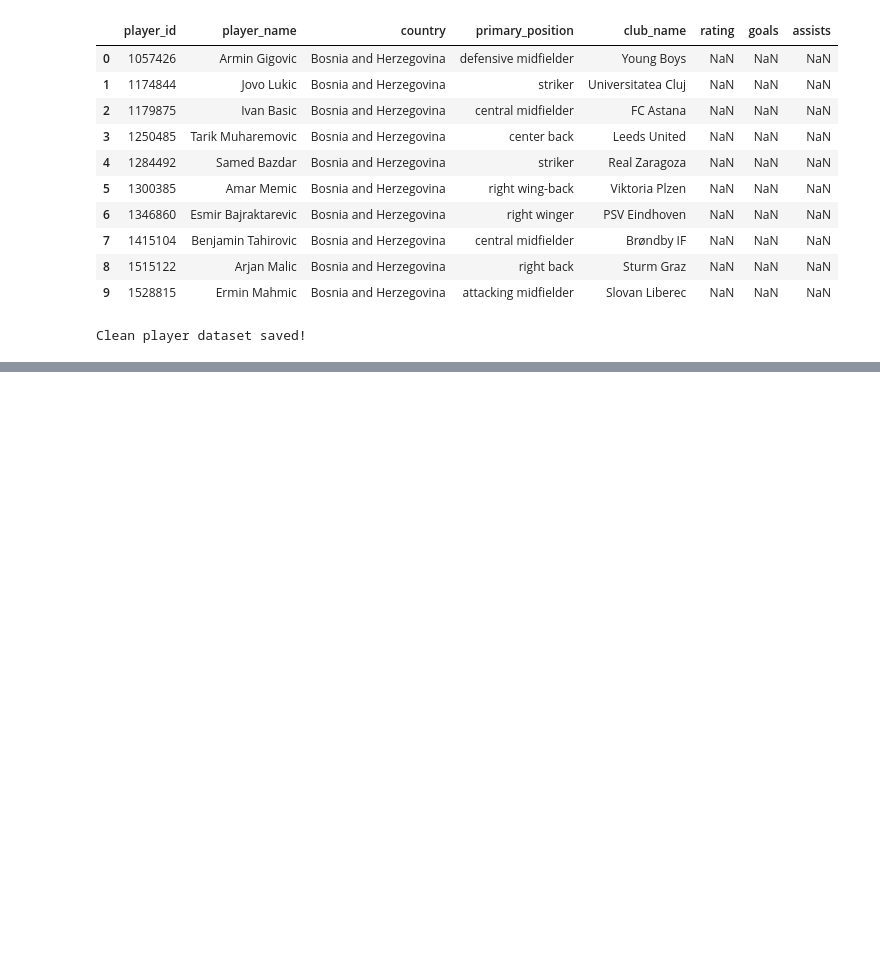
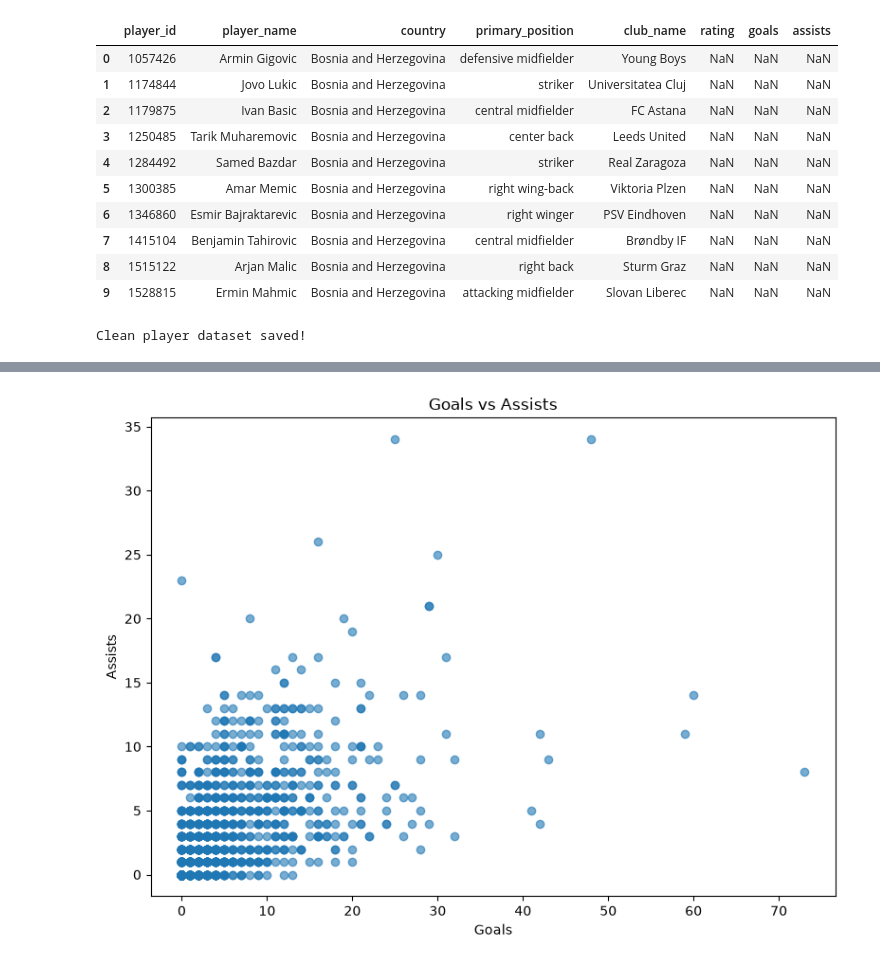
Before and after one commit to devendra35/WorldCup-Analytics, a Jupyter notebook: 01_data_exploration.ipynb, the cells around one changed output, grey strips where cells are left out. Cells and saved outputs as stored; diff of their text form; code cells hidden in the pictures; blank space fills up the shorter version.

```diff
--- a/01_data_exploration.ipynb
+++ b/01_data_exploration.ipynb
@@ -1052,0 +3751,21 @@ Clean player dataset saved!
+# %%
+
+# GOALS VS ASSISTS
+
+
+plt.figure(figsize=(8, 6))
+
+plt.scatter(
+    df["goals"],
+    df["assists"],
+    alpha=0.6
+)
+
+plt.title("Goals vs Assists")
+plt.xlabel("Goals")
+plt.ylabel("Assists")
+
+plt.tight_layout()
+plt.show()
+# %% [output]
+[figure, added]
```
Also changed, not shown: parts of 133 cells of this notebook, 9 other files.
